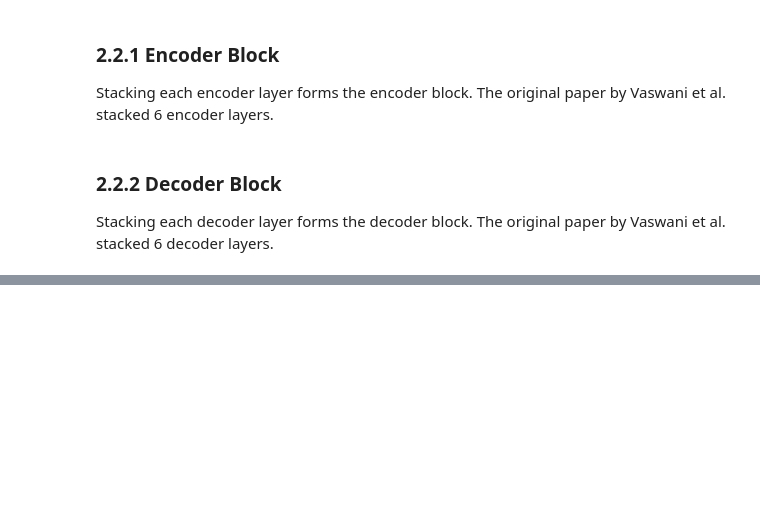
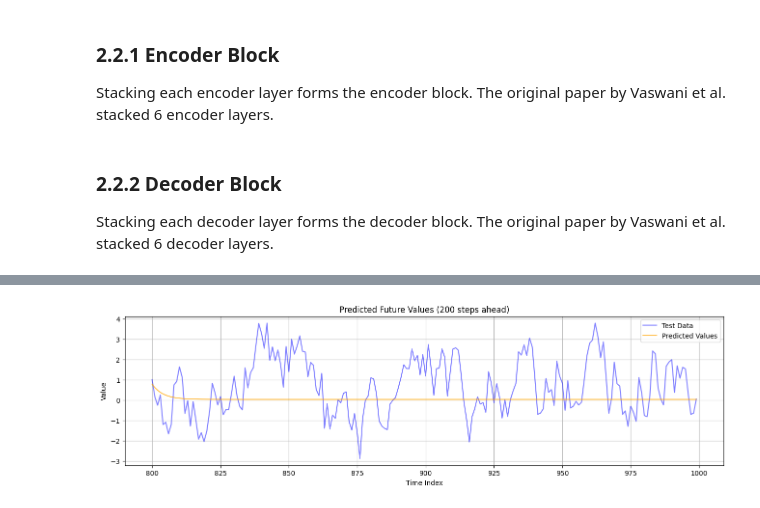
Before and after one commit to junyu-chen-academic/Transformer, a Jupyter notebook: transformer.ipynb, the cells around one changed output, grey strips where cells are left out. Saved outputs shown, nothing was run; the diff lists cells and outputs as text; code cells hidden in the pictures; blank space fills up the shorter version.

```diff
--- a/transformer.ipynb
+++ b/transformer.ipynb
@@ -806,0 +839,40 @@ plt.legend(loc='lower left')
+# %%
+step_ahead = 200
+
+# start with the first point in the test set
+initial_input = X_test[0].reshape(1, sequence_length, d_model)
+initial_input = torch.Tensor(initial_input)
+
+future_predictions = []
+
+# predict 200 time steps ahead
+with torch.no_grad():
+
+  current_input = initial_input
+  for _ in range(200):
+    # predict the next time step
+    predicted = model_ar1(current_input, mask_or_not=False)
+
+    # Store the predicted value
+    future_predictions.append(predicted.item())
+
+    # Use the predicted value as the next input
+    current_input = predicted.reshape(1, sequence_length, d_model)
+
+future_predictions = np.array(future_predictions)
+
+# plot the predictions along with the test data for comparison
+plt.figure(figsize=(16, 4))
+# plot the test data (first point and onward)
+plt.plot(np.arange(split_index, split_index + 200), y_ar1[split_index:split_index + 200], label='Test Data', color='blue', alpha=0.5)
+# plot the predicted values
+plt.plot(np.arange(split_index, split_index + 200), future_predictions, label='Predicted Values', color='orange', alpha=0.7)
+
+plt.title('Predicted Future Values (200 steps ahead)')
+plt.xlabel('Time Index')
+plt.ylabel('Value')
+plt.legend()
+plt.grid()
+plt.show()
+# %% [output]
+[figure, added]
```
Also changed, not shown: parts of 20 cells of this notebook.
